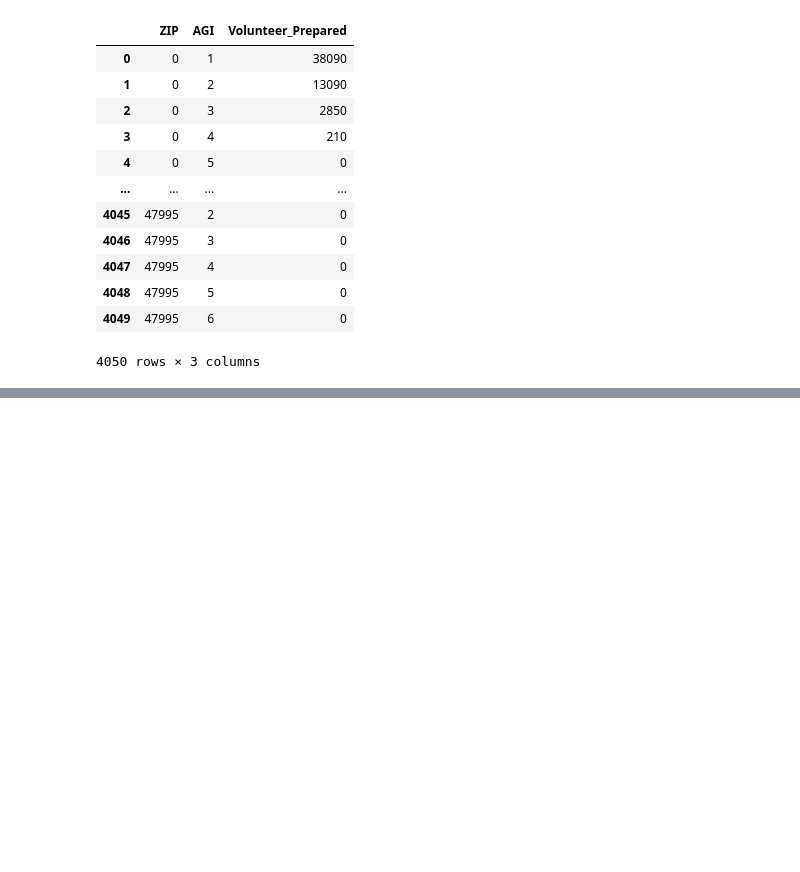
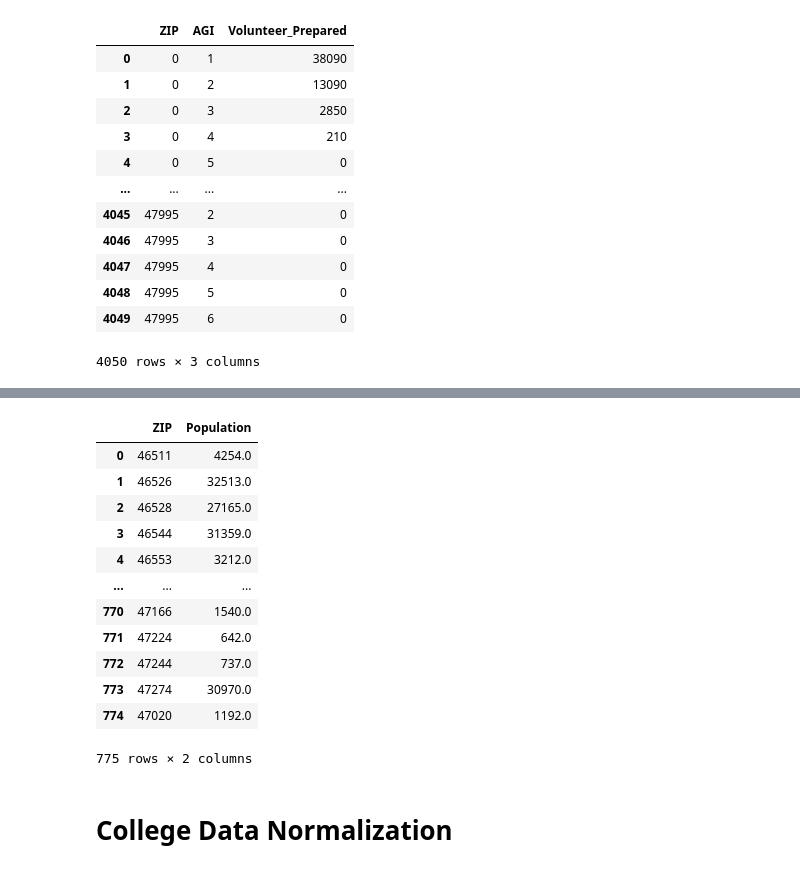
Before and after one commit to staceyj118/Education_and_Taxes, a Jupyter notebook: Resources/Data Normalization.ipynb, the cells around one changed output, grey strips where cells are left out. Cells and saved outputs as stored; diff of their text form; code cells hidden in the pictures; blank space fills up the shorter version.

```diff
--- a/Resources/Tax Cleaning.ipynb
+++ b/Resources/Data Normalization.ipynb
@@ -200,0 +290,19 @@ vp
+# %%
+# Normalizing and uploading to PGAdmin
+census_pop = census_csv[['ZIP', 'Population']]
+census_pop.to_sql(name='census_population', con=engine, if_exists="append", index=False)
+census_pop
+# %% [output]
+|  | ZIP | Population |
+| 0 | 46511 | 4254.0 |
+| 1 | 46526 | 32513.0 |
+| 2 | 46528 | 27165.0 |
+| 3 | 46544 | 31359.0 |
+| 4 | 46553 | 3212.0 |
+| ... | ... | ... |
+| 770 | 47166 | 1540.0 |
+| 771 | 47224 | 642.0 |
+| 772 | 47244 | 737.0 |
+| 773 | 47274 | 30970.0 |
+| 774 | 47020 | 1192.0 |
+775 rows × 2 columns
@@ -200,0 +324,2 @@ vp
+# %% [markdown]
+# College Data Normalization
```
Also changed, not shown: parts of 10 cells of this notebook, 2 other files.
